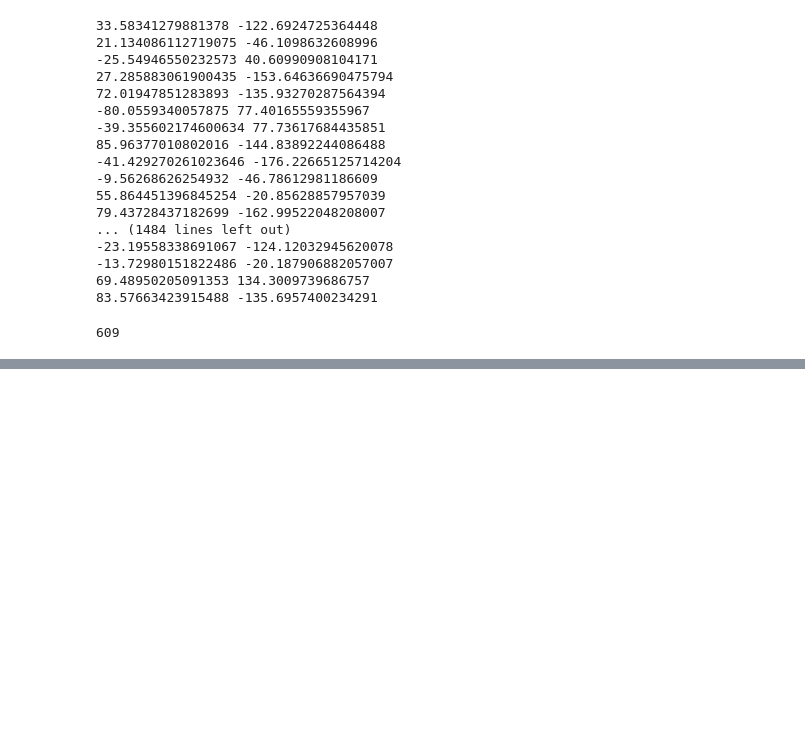
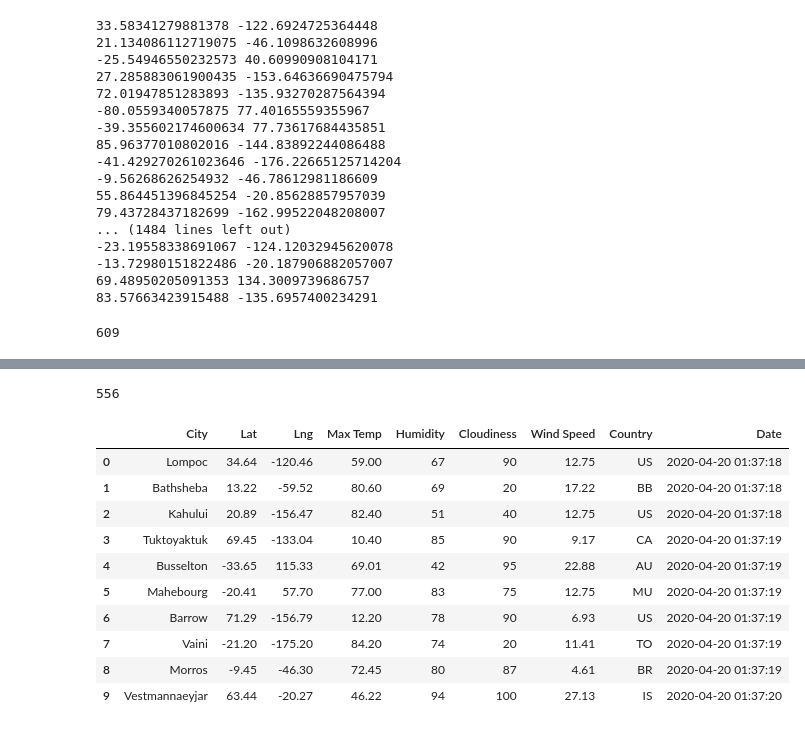
Before and after one commit to shaziakn/World_Weather_Analysis, a Jupyter notebook: WeatherPy.ipynb, the cells around one changed output, grey strips where cells are left out. Drawn from its saved outputs; the diff is of its cells as text; code cells hidden in the pictures; blank space fills up the shorter version.

Commit message:
Modifying gitignore and adding WeatherPy

```diff
--- a/WeatherPy.ipynb
+++ b/WeatherPy.ipynb
@@ -55,0 +62,4 @@ len(cities)
+# %%
+# Starting URL for Weather Map API Call.
+url = "http://api.openweathermap.org/data/2.5/weather?units=Imperial&APPID=" + weather_api_key
+print(url)
@@ -55,0 +71,10 @@ len(cities)
+# %%
+# Create an empty list to hold the weather data.
+city_data = []
+# Print the beginning of the logging.
+print("Beginning Data Retrieval     ")
+print("-----------------------------")
+
+# Create counters.
+record_count = 1
+set_count = 1
@@ -55,0 +151,20 @@ len(cities)
+# %%
+len(city_data)
+# %% [output]
+556
+# %%
+# Convert the array of dictionaries to a Pandas DataFrame.
+city_data_df = pd.DataFrame(city_data)
+city_data_df.head(10)
+# %% [output]
+|  | City | Lat | Lng | Max Temp | Humidity | Cloudiness | Wind Speed | Country | Date |
+| 0 | Lompoc | 34.64 | -120.46 | 59.00 | 67 | 90 | 12.75 | US | 2020-04-20 01:37:18 |
+| 1 | Bathsheba | 13.22 | -59.52 | 80.60 | 69 | 20 | 17.22 | BB | 2020-04-20 01:37:18 |
+| 2 | Kahului | 20.89 | -156.47 | 82.40 | 51 | 40 | 12.75 | US | 2020-04-20 01:37:18 |
+| 3 | Tuktoyaktuk | 69.45 | -133.04 | 10.40 | 85 | 90 | 9.17 | CA | 2020-04-20 01:37:19 |
+| 4 | Busselton | -33.65 | 115.33 | 69.01 | 42 | 95 | 22.88 | AU | 2020-04-20 01:37:19 |
+| 5 | Mahebourg | -20.41 | 57.70 | 77.00 | 83 | 75 | 12.75 | MU | 2020-04-20 01:37:19 |
+| 6 | Barrow | 71.29 | -156.79 | 12.20 | 78 | 90 | 6.93 | US | 2020-04-20 01:37:19 |
+| 7 | Vaini | -21.20 | -175.20 | 84.20 | 74 | 20 | 11.41 | TO | 2020-04-20 01:37:19 |
+| 8 | Morros | -9.45 | -46.30 | 72.45 | 80 | 87 | 4.61 | BR | 2020-04-20 01:37:19 |
+| 9 | Vestmannaeyjar | 63.44 | -20.27 | 46.22 | 94 | 100 | 27.13 | IS | 2020-04-20 01:37:20 |
```
Also changed, not shown: parts of 7 cells of this notebook, 3 other files.
